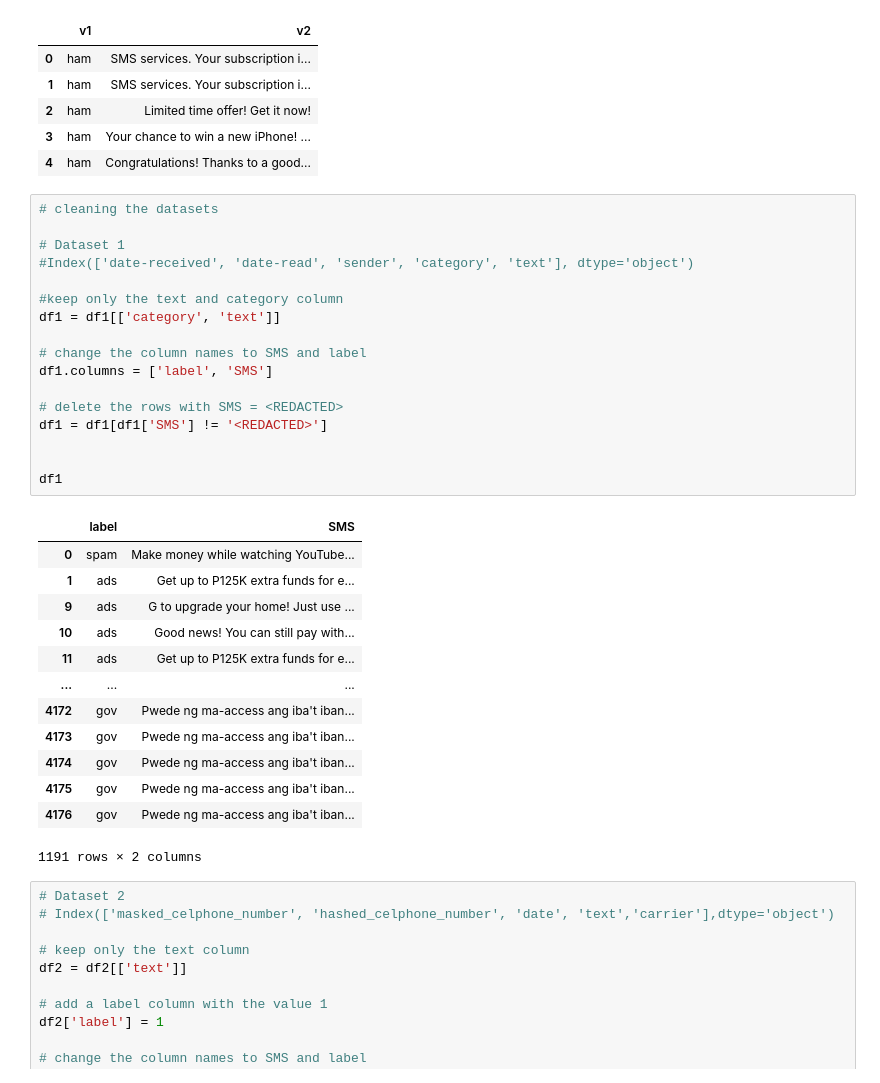
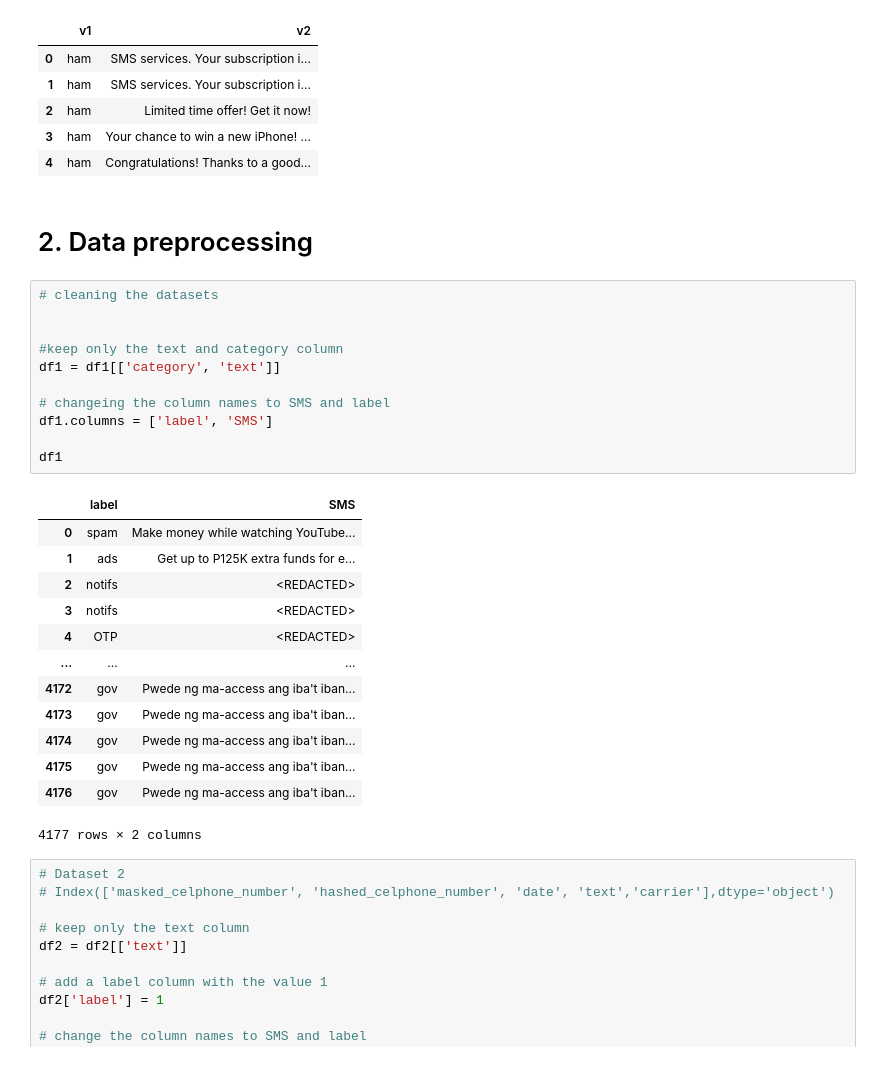
Before and after one commit to Lemonboi21/SMS-Spam-Detector, a Jupyter notebook: SMS Spam Detector.ipynb, the cells around one changed output. Drawn from its saved outputs; the diff is of its cells as text.

```diff
--- a/SMS Spam Detector.ipynb
+++ b/SMS Spam Detector.ipynb
@@ -109,37 +111,33 @@ df5.head()
 | 2 | ham | Limited time offer! Get it now! |
 | 3 | ham | Your chance to win a new iPhone! ... |
 | 4 | ham | Congratulations! Thanks to a good... |
+# %% [markdown]
+# 2. Data preprocessing
 # %%
 # cleaning the datasets
 
-# Dataset 1
-#Index(['date-received', 'date-read', 'sender', 'category', 'text'], dtype='object')
 
 #keep only the text and category column
 df1 = df1[['category', 'text']]
 
-# change the column names to SMS and label
+# changeing the column names to SMS and label
 df1.columns = ['label', 'SMS']
 
-# delete the rows with SMS = <REDACTED>
-df1 = df1[df1['SMS'] != '<REDACTED>']
-
-
 df1
 # %% [output]
 |  | label | SMS |
 | 0 | spam | Make money while watching YouTube... |
 | 1 | ads | Get up to P125K extra funds for e... |
-| 9 | ads | G to upgrade your home! Just use ... |
-| 10 | ads | Good news! You can still pay with... |
-| 11 | ads | Get up to P125K extra funds for e... |
+| 2 | notifs | <REDACTED> |
+| 3 | notifs | <REDACTED> |
+| 4 | OTP | <REDACTED> |
 | ... | ... | ... |
 | 4172 | gov | Pwede ng ma-access ang iba't iban... |
 | 4173 | gov | Pwede ng ma-access ang iba't iban... |
 | 4174 | gov | Pwede ng ma-access ang iba't iban... |
 | 4175 | gov | Pwede ng ma-access ang iba't iban... |
 | 4176 | gov | Pwede ng ma-access ang iba't iban... |
-1191 rows × 2 columns
+4177 rows × 2 columns
 # %%
 # Dataset 2
 # Index(['masked_celphone_number', 'hashed_celphone_number', 'date', 'text','carrier'],dtype='object')
```
Also changed, not shown: parts of 27 cells of this notebook.
